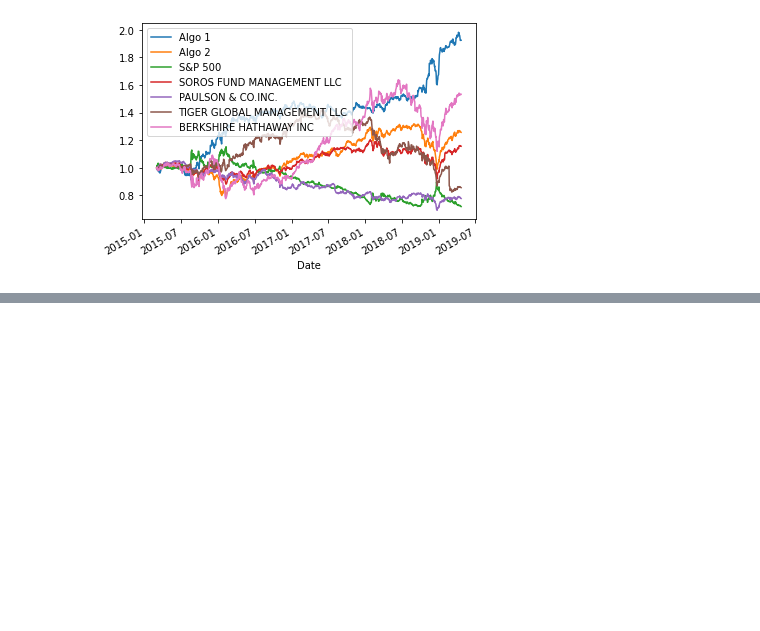
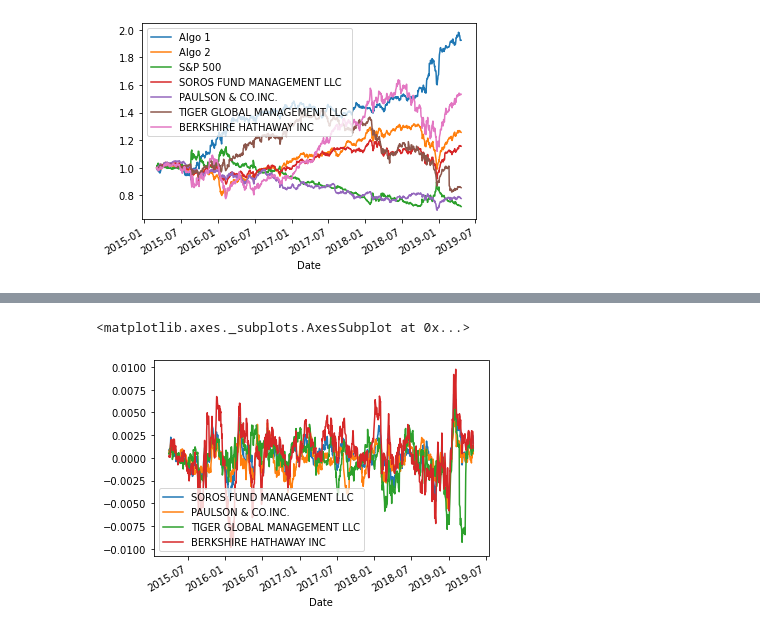
Before and after one commit to howardj2213/whale_off_hw, a Jupyter notebook: howard-unit-4-hw.ipynb, the cells around one changed output, grey strips where cells are left out. Saved outputs shown, nothing was run; the diff lists cells and outputs as text; code cells hidden in the pictures; blank space fills up the shorter version.

```diff
--- a/howard-unit-4-hw.ipynb
+++ b/howard-unit-4-hw.ipynb
@@ -137,0 +180,5 @@ cumulative_returns.plot()
+# %%
+whale.rolling(window=21).mean().plot()
+# %% [output]
+<matplotlib.axes._subplots.AxesSubplot at 0x...>
+[figure, added]
```
Also changed, not shown: parts of 5 cells of this notebook.
